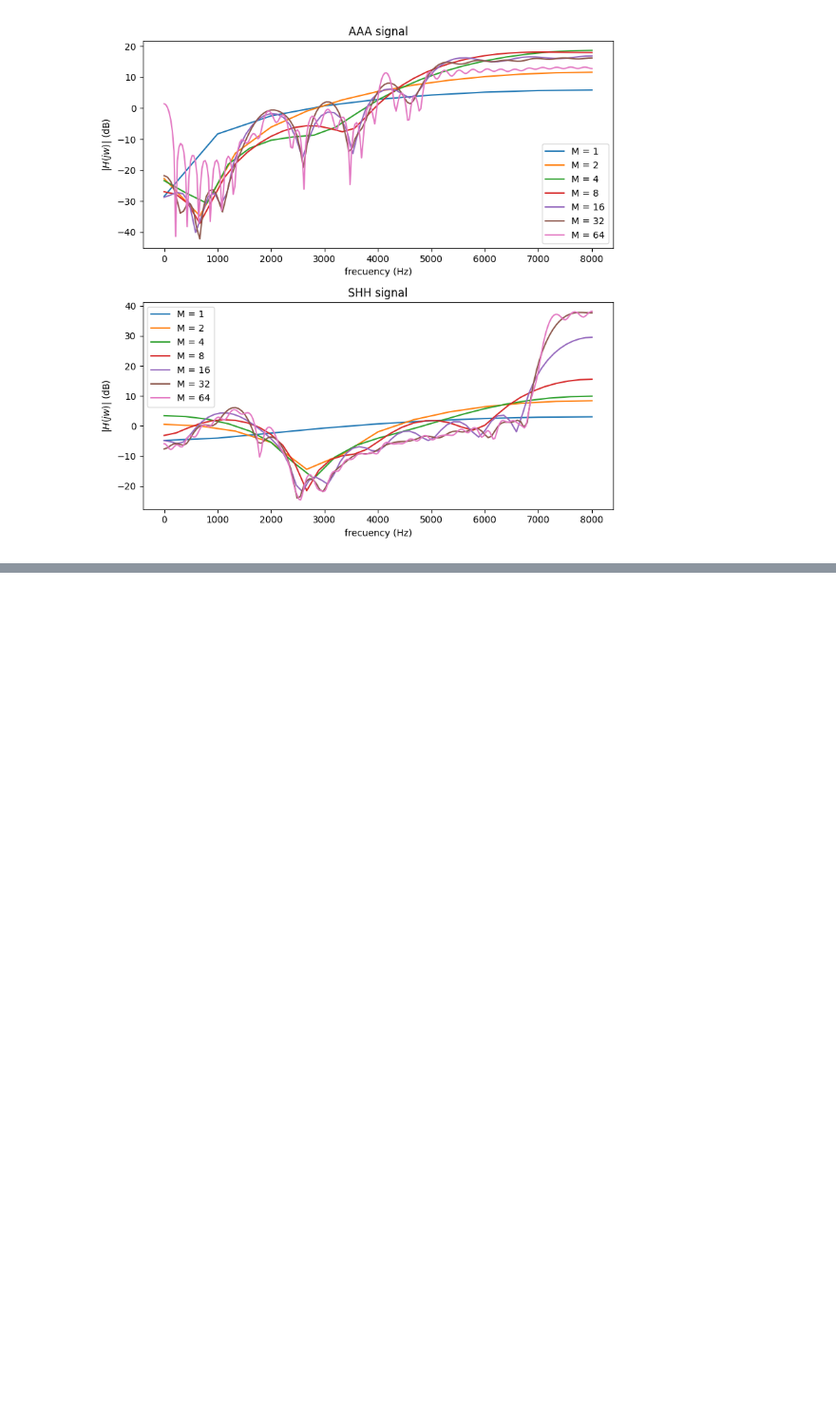
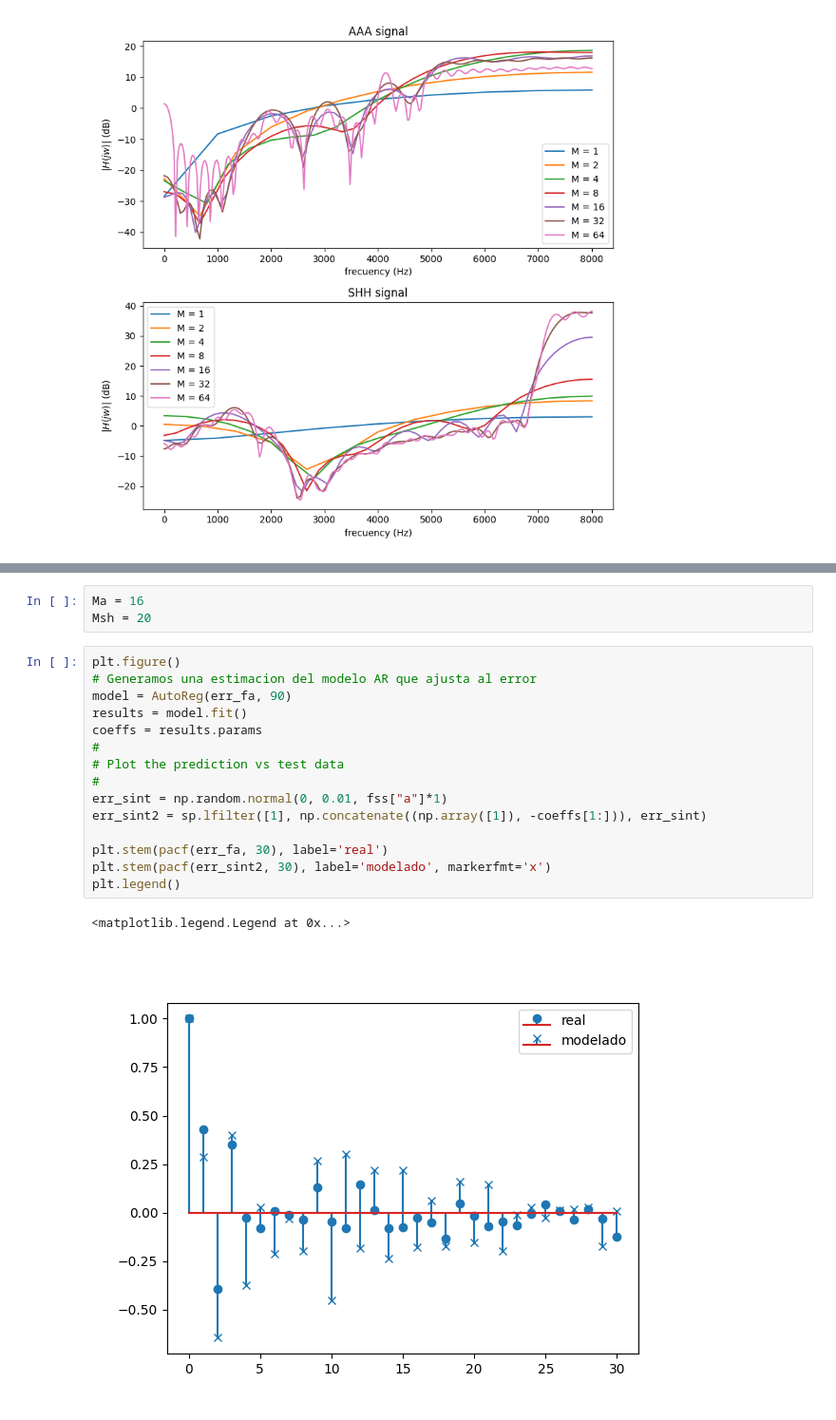
Before and after one commit to GonzaLinares/PASA_TP3, a Jupyter notebook: main.ipynb, the cells around one changed output, grey strips where cells are left out. Shown at 95% size. Drawn from its saved outputs; the diff is of its cells as text; blank space fills up the shorter version.

```diff
--- a/main.ipynb
+++ b/main.ipynb
@@ -247,0 +267,21 @@ plt.legend()
+# %%
+Ma = 16
+Msh = 20
+# %%
+plt.figure()
+# Generamos una estimacion del modelo AR que ajusta al error
+model = AutoReg(err_fa, 90)
+results = model.fit()
+coeffs = results.params
+#
+# Plot the prediction vs test data
+#
+err_sint = np.random.normal(0, 0.01, fss["a"]*1)
+err_sint2 = sp.lfilter([1], np.concatenate((np.array([1]), -coeffs[1:])), err_sint)
+
+plt.stem(pacf(err_fa, 30), label='real')
+plt.stem(pacf(err_sint2, 30), label='modelado', markerfmt='x')
+plt.legend()
+# %% [output]
+<matplotlib.legend.Legend at 0x...>
+[figure, added]
```
Also changed, not shown: parts of 19 cells of this notebook, 3 other files.
